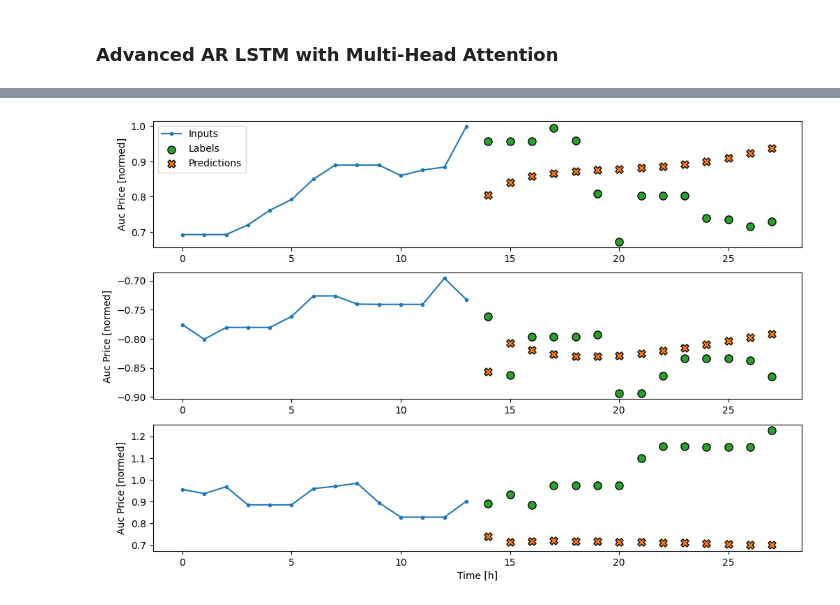
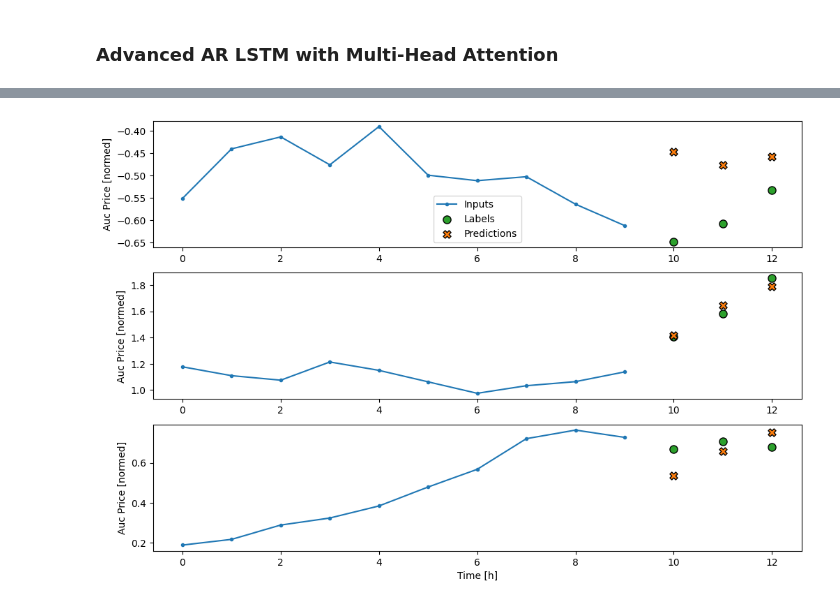
Before and after one commit to wyne1/carbon-market-forecasting, a Jupyter notebook: lstm-model.ipynb, the cells around one changed output, grey strips where cells are left out. Drawn from its saved outputs; the diff is of its cells as text; code cells hidden in the pictures.

```diff
--- a/lstm-model.ipynb
+++ b/lstm-model.ipynb
@@ -380,0 +807,19 @@ multi_window.plot(advanced_feedback_model)
+# %%
+test_df = merged_df[merged_df['Date'].dt.year >= 2023].set_index('Date')
+# %%
+plt.figure(figsize=(12, 6))
+plt.plot(test_df.index, test_df['Auc Price'])
+for i in range(0, test_df.shape[0], 3):
+    if i < INPUT_STEPS or i > test_df.shape[0]-INPUT_STEPS: continue
+    inputs = test_df[i-INPUT_STEPS: i].copy()
+    outputs = test_df[i-1: i+OUT_STEPS].copy()
+    colors = plt.cm.hot(np.linspace(0, 1, 100))
+
+    data = np.array(inputs, dtype=np.float32)
+    predictions = advanced_feedback_model(data.reshape(1, INPUT_STEPS, test_df.shape[1]))
+    for i in range(OUT_STEPS):
+        outputs.iloc[i+1, :] = np.array(predictions[0][i])
+    plt.plot(outputs.index, outputs['Auc Price'], color=colors[i], alpha=0.5, linewidth=3)
+    # break
+
+plt.show()
@@ -383,9 +871,35 @@ multi_window.plot(advanced_feedback_model)
 # %%
-OUT_STEPS = 14
-multi_window = WindowGenerator(input_width=14,
+# merged_df = merge_auc_cot(auction_df, cot_df)
+# features = ['Auc Price', 'Cover Ratio',
+#        'Premium/discount-settle', 'net_speculators', 'spec_long_%',
+#        'spec_short_%', 'Long/Short', 'Pct_Change_Auc_Price', 'delta_auc',
+#        'delta_auc_4', 'auc_T-2', 'auc_T-4', 'delta_ls', 'delta_ls_4', 'ls_T-2',
+#        'ls_T-4']
+
+# train_df, test_df, val_df = train_test_data(merged_df, features=features)
+# train_df, test_df, val_df = normalize(train_df, test_df, val_df)
+# num_features = train_df.shape[1]
+
+# OUT_STEPS = 3
+# multi_window = WindowGenerator(input_width=10,
+#                                train_df=train_df, val_df=val_df, test_df=test_df,
+#                                label_width=OUT_STEPS,
+#                                shift=OUT_STEPS)
+
+
+merged_df = merge_auc_cot(auction_df, cot_df)
+train_df, test_df, val_df = train_test_data(merged_df)
+train_df, test_df, val_df = normalize(train_df, test_df, val_df)
+num_features = train_df.shape[1]
+
+OUT_STEPS = 3
+INPUT_STEPS = 10
+multi_window = WindowGenerator(input_width=INPUT_STEPS,
                                train_df=train_df, val_df=val_df, test_df=test_df,
                                label_width=OUT_STEPS,
                                shift=OUT_STEPS)
+
+
 
 class AdvancedFeedBack(tf.keras.Model):
     def __init__(self, units, out_steps, num_features, num_heads=4):
@@ -455,4 +969,4 @@ multi_window.plot(advanced_feedback_model)
-[figure, old version]
+[figure, new version]
 # %%
 multi_window.plot_test(advanced_feedback_model)
 # %% [output]
```
Also changed, not shown: parts of 68 cells of this notebook, 8 other files.
